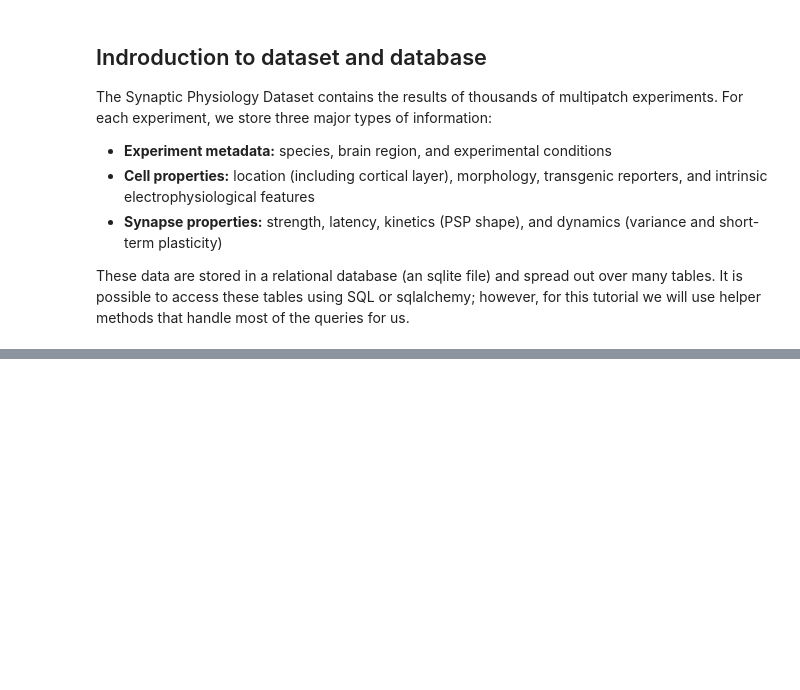
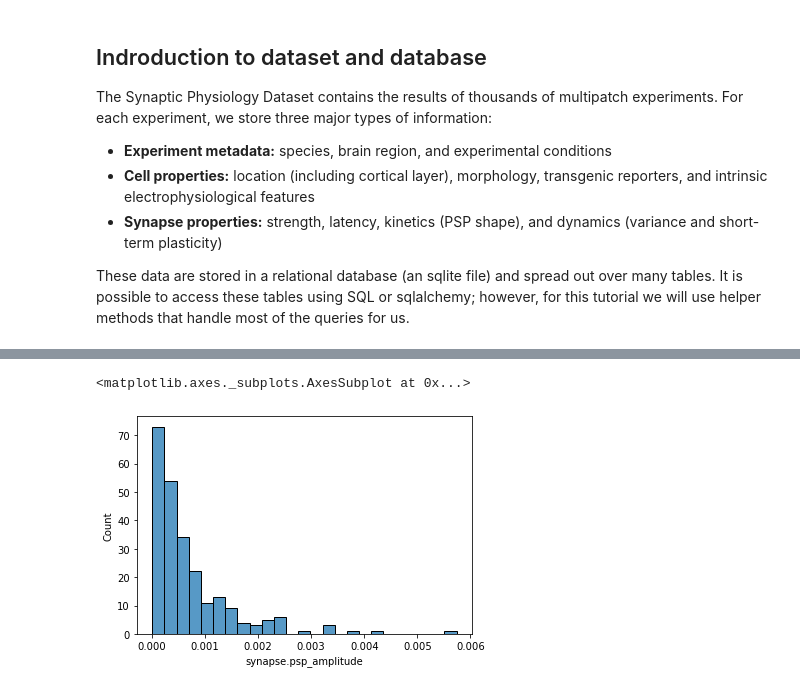
Before and after one commit to SophieW722/aisynphys, a Jupyter notebook: doc/tutorial.ipynb, the cells around one changed output, grey strips where cells are left out. Saved outputs shown, nothing was run; the diff lists cells and outputs as text; code cells hidden in the pictures; blank space fills up the shorter version.

```diff
--- a/doc/tutorial.ipynb
+++ b/doc/tutorial.ipynb
@@ -370,0 +42,14 @@ hm.set_ylabel("presynaptic", fontsize=14);
+# %%
+from aisynphys.database import default_db as db
+
+query = db.pair_query(
+    experiment_type='standard_multipatch',   # filter: just multipatch experiments
+    species='human',                         # filter: only human data
+    synapse=True,                            # filter: only cell pairs connected by synapse
+    synapse_type='ex',                       # filter: only excitatory synapses
+    preload=['synapse', 'cell'],             # include extra tables that contain synapse AND cell properties
+)
+synapses = query.dataframe()                 # query all records and convert to pandas dataframe
+
+synapses.head()
+print(f"Loaded {len(synapses)} synapses")
@@ -370,0 +69,8 @@ hm.set_ylabel("presynaptic", fontsize=14);
+# %%
+import seaborn
+import matplotlib.pyplot as plt
+
+seaborn.histplot(synapses['synapse.psp_amplitude'])
+# %% [output]
+<matplotlib.axes._subplots.AxesSubplot at 0x...>
+[figure, added]
```
Also changed, not shown: parts of 69 cells of this notebook.
